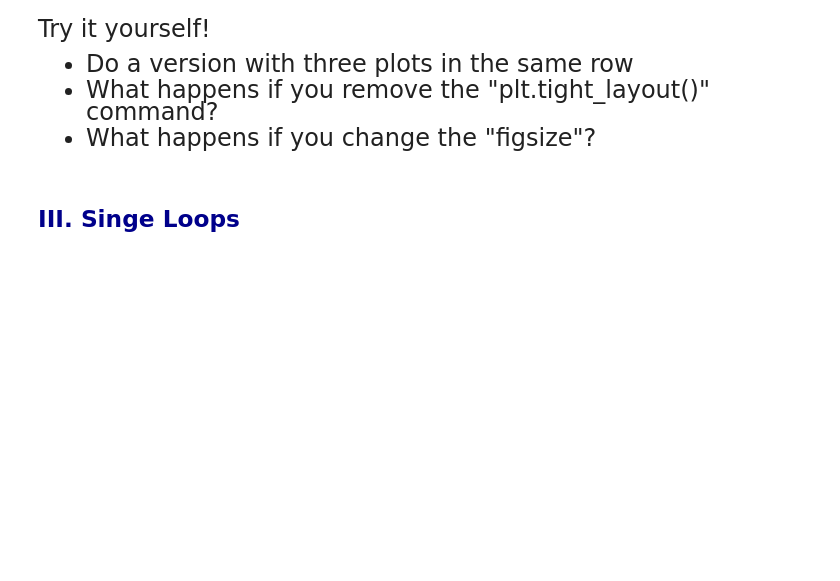
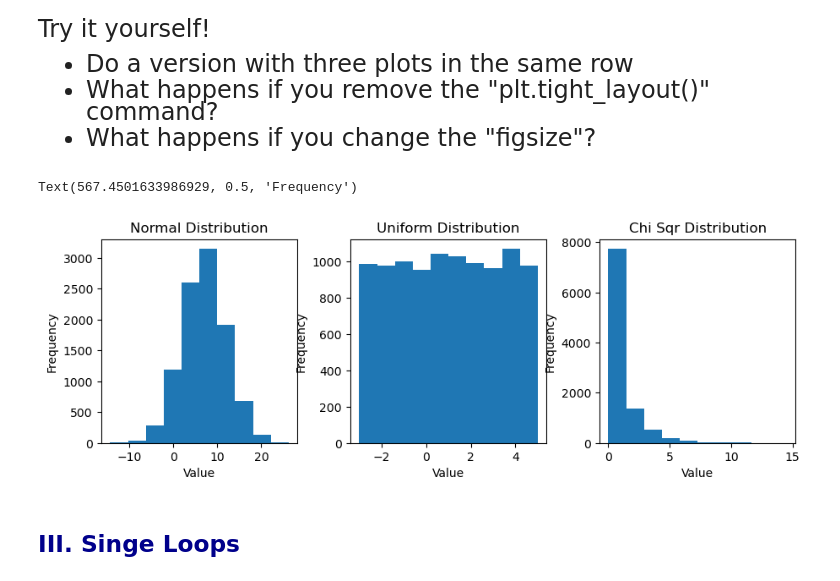
Before and after one commit to ericw221/qtm151spring2024, a Jupyter notebook: lecture_06/Lecture 6.ipynb, the cells around one changed output. Cells and saved outputs as stored; diff of their text form; code cells hidden in the pictures; blank space fills up the shorter version.

```diff
--- a/lecture_06/Lecture 6.ipynb
+++ b/lecture_06/Lecture 6.ipynb
@@ -109,19 +109,36 @@ Try it yourself!
 # %%
 # Write down your solution
 
 #------------------------ Setting up subplots----------------------------------#
 # Create a plot with 1 row, 2 columns
 # You will create a list of subfigures "list_subfig"
 # You can choose whichever name you like
 # The option "figsize" indicates the (width,height) of the graph
-fig, list_subfig =
+fig, list_subfig = plt.subplots(1, 3, figsize = (9,3))
 
 # The tight layout option ensures that the axes are not overlapping
+plt.tight_layout()
 
+list_subfig[0].hist(x = vec_normal)
+list_subfig[0].set_title("Normal Distribution")
+list_subfig[0].set_xlabel("Value")
+list_subfig[0].set_ylabel("Frequency")
 
+list_subfig[1].hist(x = vec_unif)
+list_subfig[1].set_title("Uniform Distribution")
+list_subfig[1].set_xlabel("Value")
+list_subfig[1].set_ylabel("Frequency")
+
+list_subfig[2].hist(x = vec_chisqr)
+list_subfig[2].set_title("Chi Sqr Distribution")
+list_subfig[2].set_xlabel("Value")
+list_subfig[2].set_ylabel("Frequency")
 # Note:
 # Use the set_title() function for the title of subfigures
 # Similarly, use "set_xlabel()" and "set_ylabel()"
+# %% [output]
+Text(567.4501633986929, 0.5, 'Frequency')
+[figure, added]
 # %% [markdown]
 ## <span style="color:darkblue"> III. Singe Loops </span>
 # %% [markdown]
```
Also changed, not shown: parts of 7 cells of this notebook.
